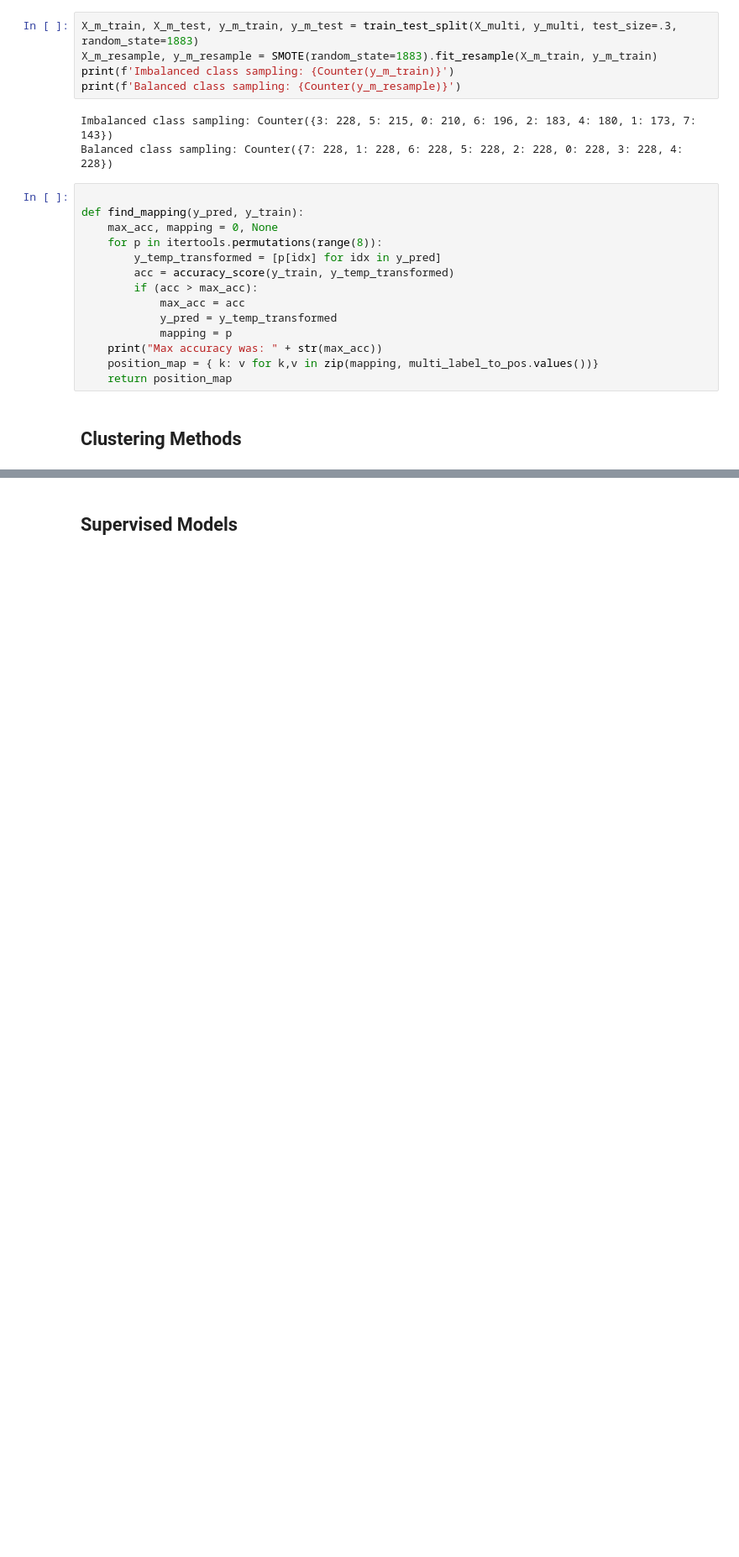
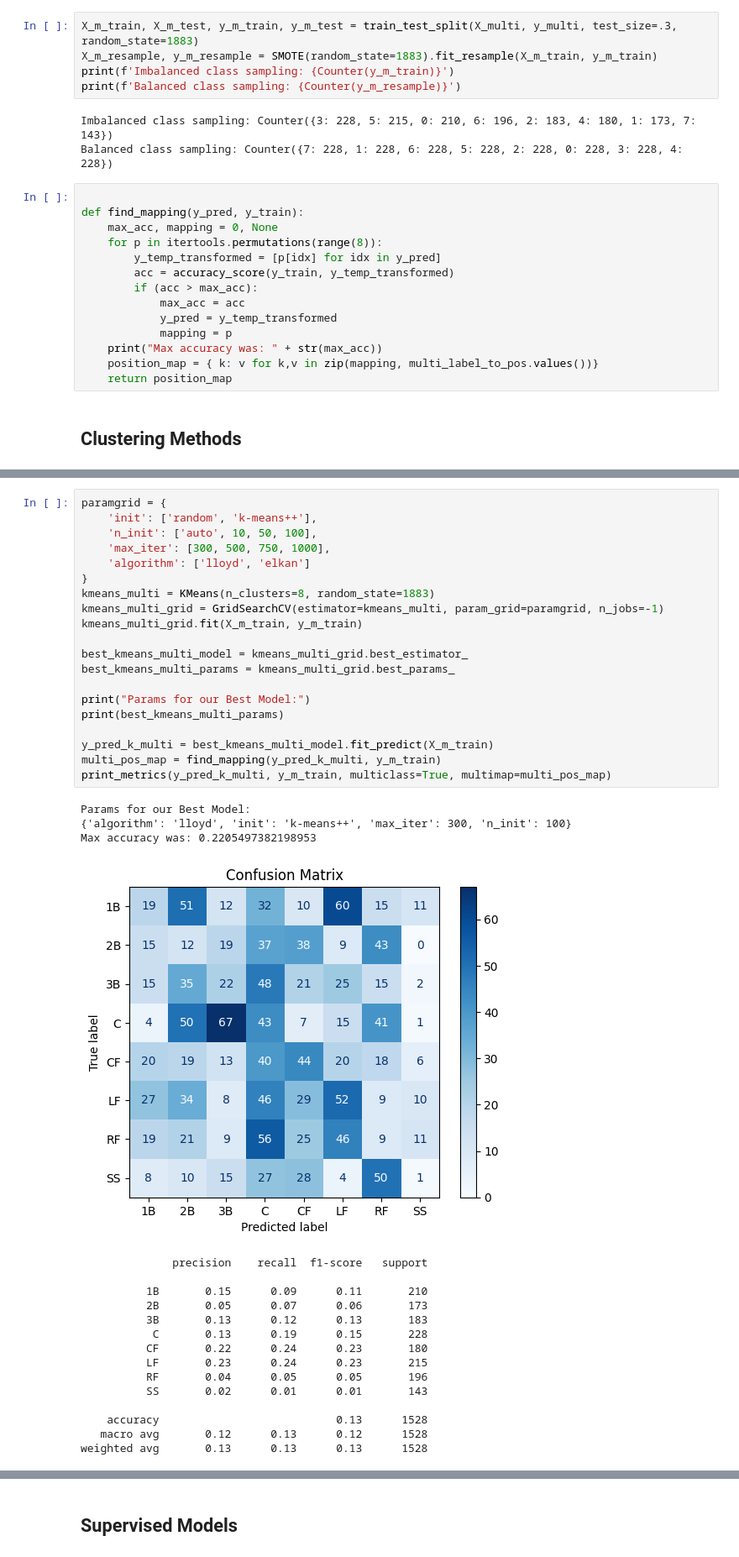
Before and after one commit to Pholmgrendev/UnsupervisedPositions, a Jupyter notebook: HItterClusters.ipynb, the cells around one changed output, grey strips where cells are left out. Shown at 84% size. Cells and saved outputs as stored; diff of their text form; blank space fills up the shorter version.

Commit message:
Kaggle Notebook | Hitter Clustering and Predictions | Version 4

```diff
--- a/HItterClusters.ipynb
+++ b/HItterClusters.ipynb
@@ -450,0 +455,39 @@ weighted avg       0.19      0.17      0.17      1528
+# %%
+paramgrid = {
+    'init': ['random', 'k-means++'],
+    'n_init': ['auto', 10, 50, 100],
+    'max_iter': [300, 500, 750, 1000],
+    'algorithm': ['lloyd', 'elkan']
+}
+kmeans_multi = KMeans(n_clusters=8, random_state=1883)
+kmeans_multi_grid = GridSearchCV(estimator=kmeans_multi, param_grid=paramgrid, n_jobs=-1)
+kmeans_multi_grid.fit(X_m_train, y_m_train)
+
+best_kmeans_multi_model = kmeans_multi_grid.best_estimator_
+best_kmeans_multi_params = kmeans_multi_grid.best_params_
+
+print("Params for our Best Model:")
+print(best_kmeans_multi_params)
+
+y_pred_k_multi = best_kmeans_multi_model.fit_predict(X_m_train)
+multi_pos_map = find_mapping(y_pred_k_multi, y_m_train)
+print_metrics(y_pred_k_multi, y_m_train, multiclass=True, multimap=multi_pos_map)
+# %% [output]
+Params for our Best Model:
+{'algorithm': 'lloyd', 'init': 'k-means++', 'max_iter': 300, 'n_init': 100}
+Max accuracy was: 0.2205497382198953
+[figure, added]
+              precision    recall  f1-score   support
+
+          1B       0.15      0.09      0.11       210
+          2B       0.05      0.07      0.06       173
+          3B       0.13      0.12      0.13       183
+           C       0.13      0.19      0.15       228
+          CF       0.22      0.24      0.23       180
+          LF       0.23      0.24      0.23       215
+          RF       0.04      0.05      0.05       196
+          SS       0.02      0.01      0.01       143
+
+    accuracy                           0.13      1528
+   macro avg       0.12      0.13      0.12      1528
+weighted avg       0.13      0.13      0.13      1528
```
Also changed, not shown: parts of 26 cells of this notebook.
